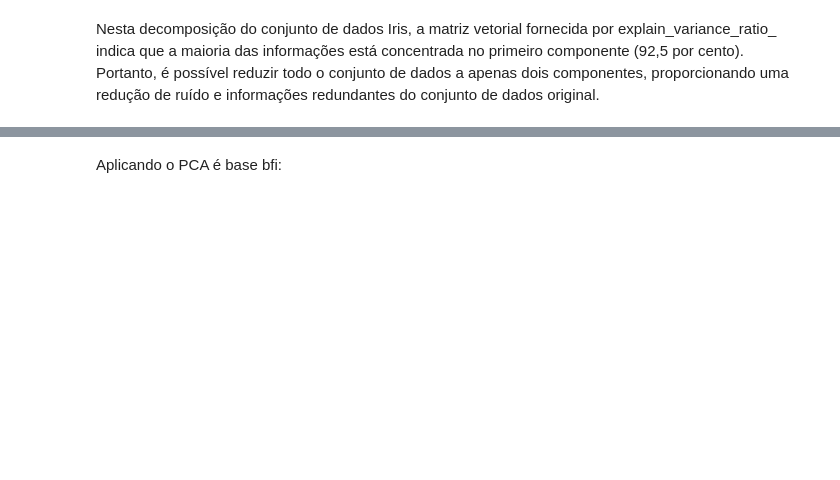
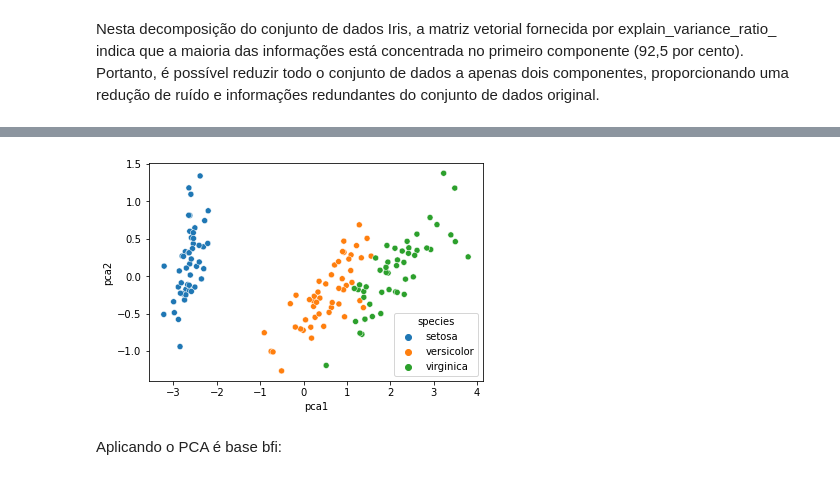
Before and after one commit to ossamum/aulas-mesttra, a Jupyter notebook: 04_feature_engineering/Aula_02-Engenharia_de_atributos-Codigos.ipynb, the cells around one changed output, grey strips where cells are left out. Cells and saved outputs as stored; diff of their text form; code cells hidden in the pictures; blank space fills up the shorter version.

```diff
--- a/04_feature_engineering/Aula_02-Engenharia_de_atributos-Codigos.ipynb
+++ b/04_feature_engineering/Aula_02-Engenharia_de_atributos-Codigos.ipynb
@@ -374,0 +377,3 @@ https://setosa.io/ev/principal-component-analysis/
+# %%
+x = iris.drop(columns=['species'])
+y = iris['species']
@@ -379,2 +417,10 @@ from sklearn.decomposition import PCA
 # %% [markdown]
 Nesta decomposição do conjunto de dados Iris, a matriz vetorial fornecida por explain_variance_ratio_ indica que a maioria das informações está concentrada no primeiro componente (92,5 por cento). Portanto, é possível reduzir todo o conjunto de dados a apenas dois componentes, proporcionando uma redução de ruído e informações redundantes do conjunto de dados original.
+# %%
+pca = PCA(n_components=2).fit(x)
+# %%
+iris_pca = pca.transform(x)
+# %%
+iris_pca = pd.DataFrame(iris_pca, columns=['pca1', 'pca2'])
+iris_pca['species'] = iris['species']
+iris_pca.head()
@@ -381,2 +434,7 @@ Nesta decomposição do conjunto de dados Iris, a matriz vetorial fornecida por
+# %%
+sns.scatterplot(data=iris_pca,
+                x='pca1', y='pca2', hue='species');
+# %% [output]
+[figure, added]
 # %% [markdown]
 Aplicando o PCA é base bfi:
```
Also changed, not shown: parts of 36 cells of this notebook.
